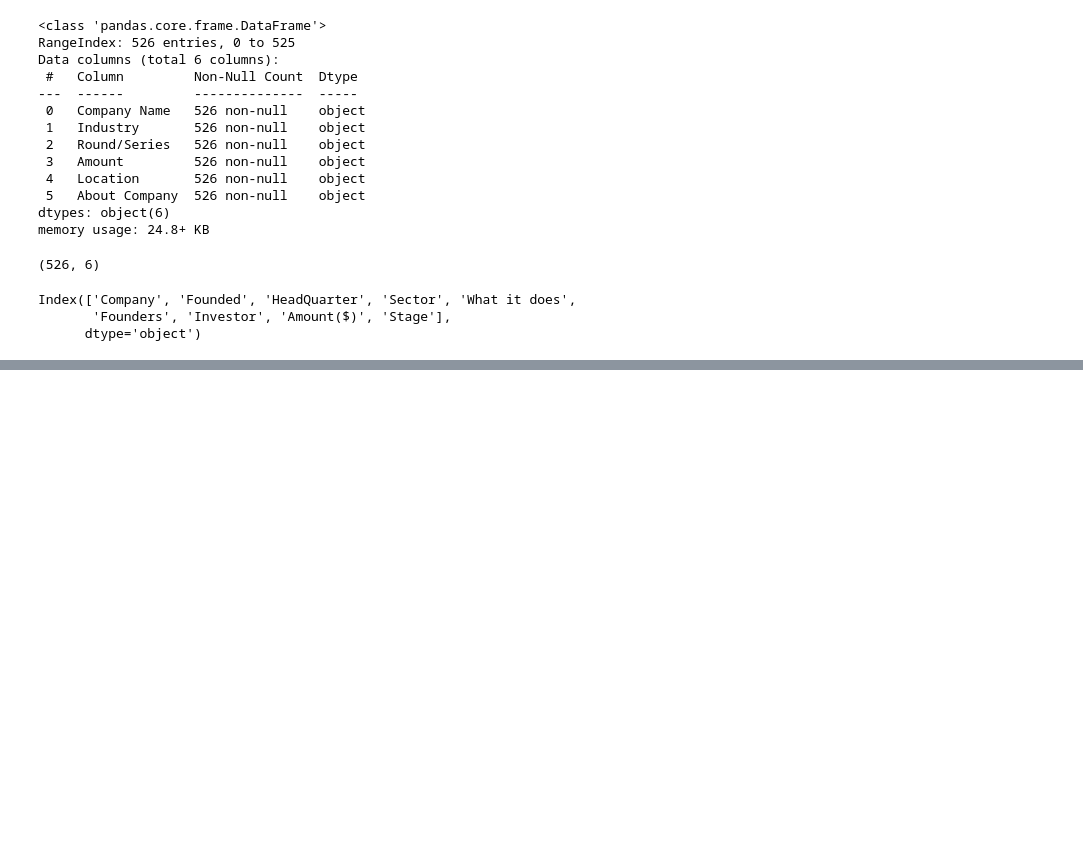
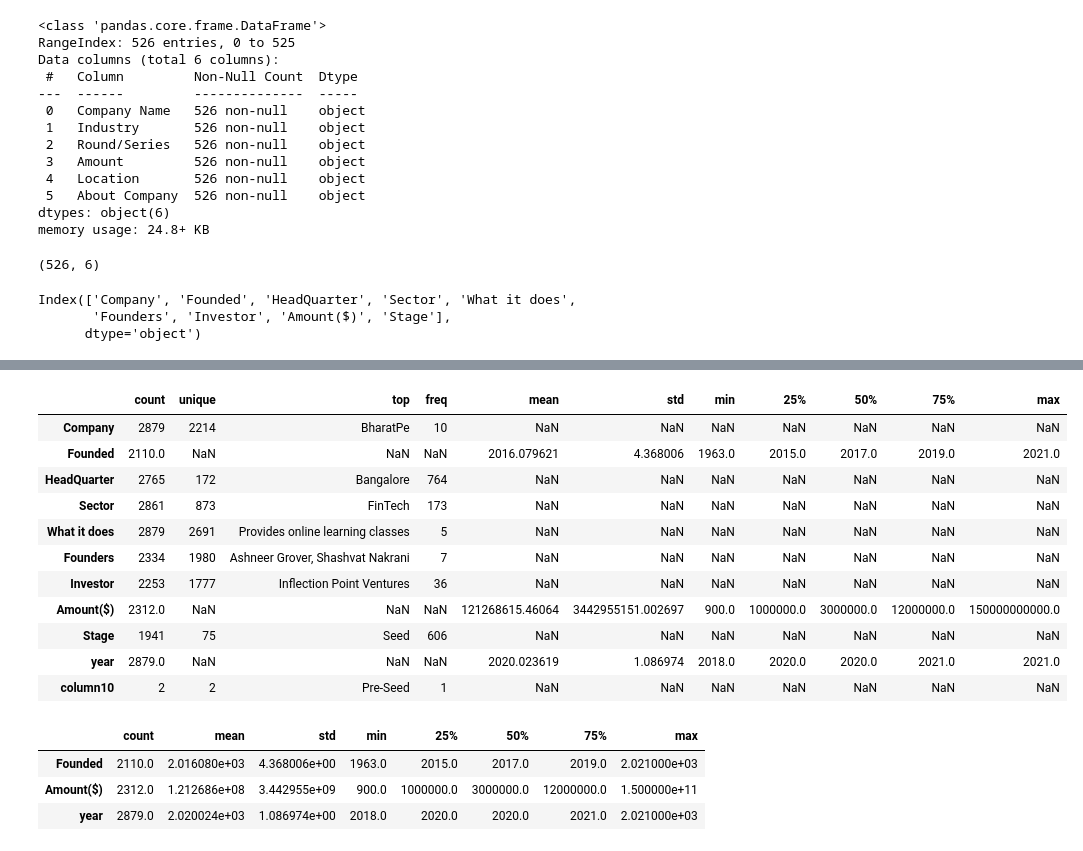
Before and after one commit to theleggero/Viability-of-the-Indian-Economy-for-new-businesses, a Jupyter notebook: Notebooks/project1.ipynb, the cells around one changed output, grey strips where cells are left out. Drawn from its saved outputs; the diff is of its cells as text; code cells hidden in the pictures; blank space fills up the shorter version.

```diff
--- a/Notebooks/project1.ipynb
+++ b/Notebooks/project1.ipynb
@@ -411,0 +457,24 @@ dtype: int64
+# %%
+# Gainning insights into the descriptive statitstics of the entire data
+
+final_data.describe(include='all').T
+# %% [output]
+|  | count | unique | top | freq | mean | std | min | 25% | 50% | 75% | max |
+| Company | 2879 | 2214 | BharatPe | 10 | NaN | NaN | NaN | NaN | NaN | NaN | NaN |
+| Founded | 2110.0 | NaN | NaN | NaN | 2016.079621 | 4.368006 | 1963.0 | 2015.0 | 2017.0 | 2019.0 | 2021.0 |
+| HeadQuarter | 2765 | 172 | Bangalore | 764 | NaN | NaN | NaN | NaN | NaN | NaN | NaN |
+| Sector | 2861 | 873 | FinTech | 173 | NaN | NaN | NaN | NaN | NaN | NaN | NaN |
+| What it does | 2879 | 2691 | Provides online learning classes | 5 | NaN | NaN | NaN | NaN | NaN | NaN | NaN |
+| Founders | 2334 | 1980 | Ashneer Grover, Shashvat Nakrani | 7 | NaN | NaN | NaN | NaN | NaN | NaN | NaN |
+| Investor | 2253 | 1777 | Inflection Point Ventures | 36 | NaN | NaN | NaN | NaN | NaN | NaN | NaN |
+| Amount($) | 2312.0 | NaN | NaN | NaN | 121268615.46064 | 3442955151.002697 | 900.0 | 1000000.0 | 3000000.0 | 12000000.0 | 150000000000.0 |
+| Stage | 1941 | 75 | Seed | 606 | NaN | NaN | NaN | NaN | NaN | NaN | NaN |
+| year | 2879.0 | NaN | NaN | NaN | 2020.023619 | 1.086974 | 2018.0 | 2020.0 | 2020.0 | 2021.0 | 2021.0 |
+| column10 | 2 | 2 | Pre-Seed | 1 | NaN | NaN | NaN | NaN | NaN | NaN | NaN |
+# %%
+final_data.describe().T
+# %% [output]
+|  | count | mean | std | min | 25% | 50% | 75% | max |
+| Founded | 2110.0 | 2.016080e+03 | 4.368006e+00 | 1963.0 | 2015.0 | 2017.0 | 2019.0 | 2.021000e+03 |
+| Amount($) | 2312.0 | 1.212686e+08 | 3.442955e+09 | 900.0 | 1000000.0 | 3000000.0 | 12000000.0 | 1.500000e+11 |
+| year | 2879.0 | 2.020024e+03 | 1.086974e+00 | 2018.0 | 2020.0 | 2020.0 | 2021.0 | 2.021000e+03 |
```
Also changed, not shown: parts of 16 cells of this notebook, 4 other files.
